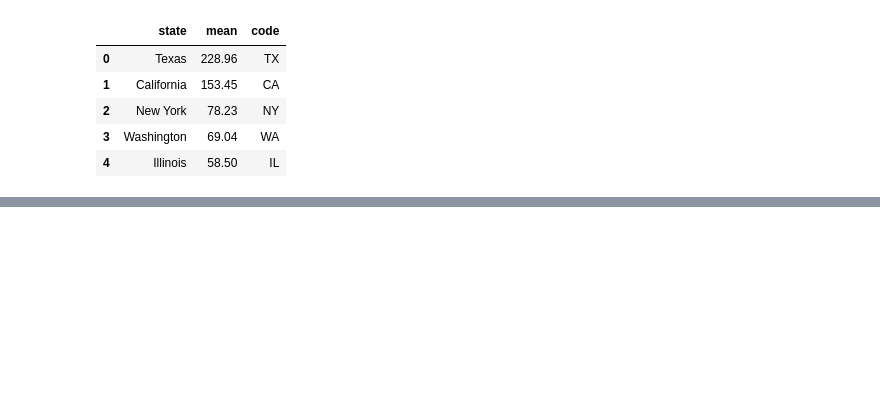
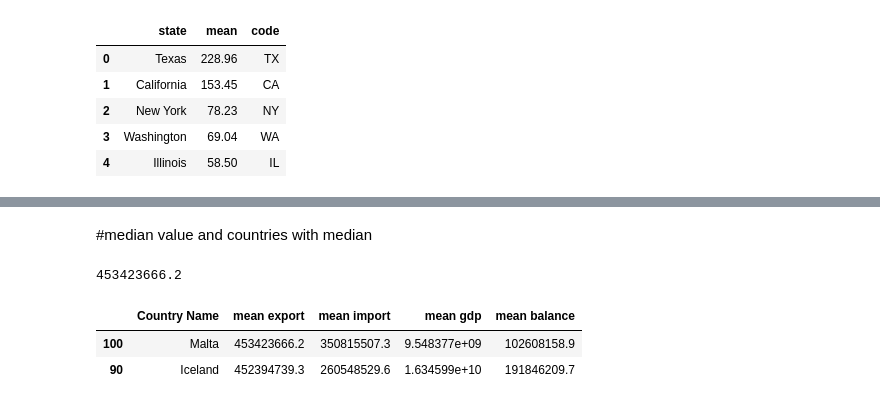
Before and after one commit to 8135tao/US-import-export, a Jupyter notebook: PRESENT.ipynb, the cells around one changed output, grey strips where cells are left out. Cells and saved outputs as stored; diff of their text form; code cells hidden in the pictures; blank space fills up the shorter version.

```diff
--- a/PRESENT.ipynb
+++ b/PRESENT.ipynb
@@ -84 +87,12 @@ mean_gdp_expo_impo_df.head()
 | 4 | United Kingdom | 5.211265e+10 | 5.387572e+10 | 2.736682e+12 | -1.763073e+09 |
+# %% [markdown]
+#median value and countries with median
+# %%
+mid_export = np.median(mean_gdp_expo_impo_df['mean export'])
+print(mid_export)
+mean_gdp_expo_impo_df.iloc[(mean_gdp_expo_impo_df['mean export']-mid_export).abs().argsort()[:2]]
+# %% [output]
+453423666.2
+|  | Country Name | mean export | mean import | mean gdp | mean balance |
+| 100 | Malta | 453423666.2 | 350815507.3 | 9.548377e+09 | 102608158.9 |
+| 90 | Iceland | 452394739.3 | 260548529.6 | 1.634599e+10 | 191846209.7 |
```
Also changed, not shown: parts of 7 cells of this notebook, 5 other files.
